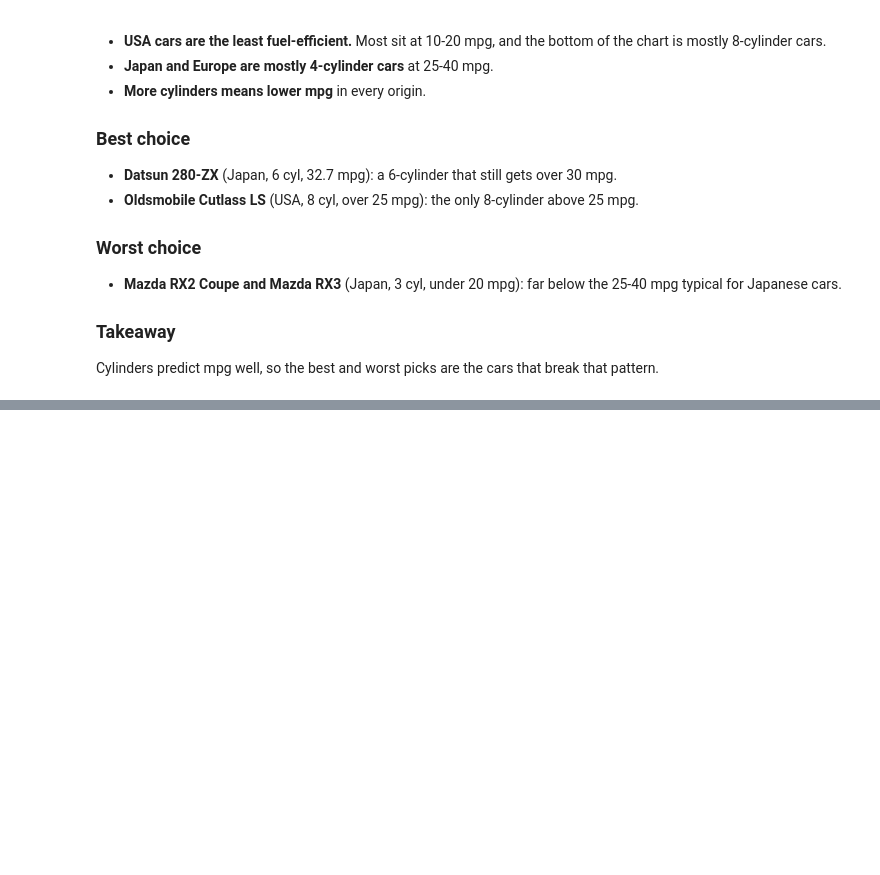
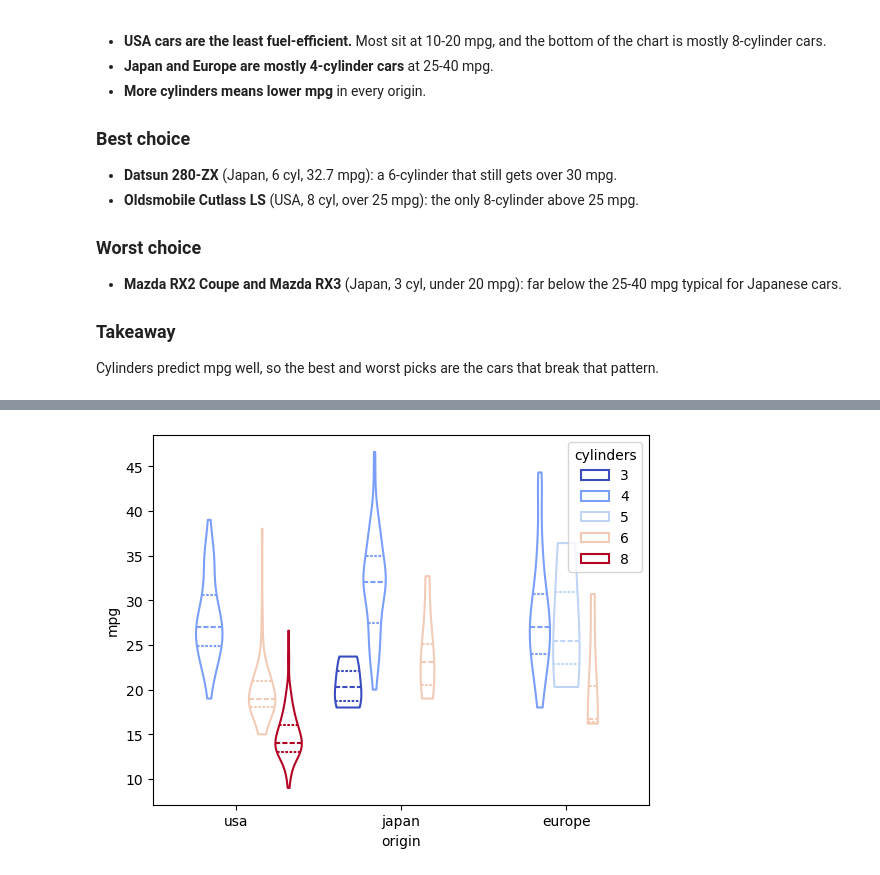
Before and after one commit to SamaMIS88/auto-mpg-seaborn-eda, a Jupyter notebook: notebooks/categorical.ipynb, the cells around one changed output, grey strips where cells are left out. Cells and saved outputs as stored; diff of their text form; code cells hidden in the pictures; blank space fills up the shorter version.

```diff
--- a/notebooks/categorical.ipynb
+++ b/notebooks/categorical.ipynb
@@ -66,0 +90,4 @@ Cylinders predict mpg well, so the best and worst picks are the cars that break
+# %%
+sns.violinplot(x='origin', y='mpg', data=df, fill=False , hue='cylinders', palette='coolwarm', inner='quartile', cut=0);
+# %% [output]
+[figure, added]
```
Also changed, not shown: parts of 4 cells of this notebook.
